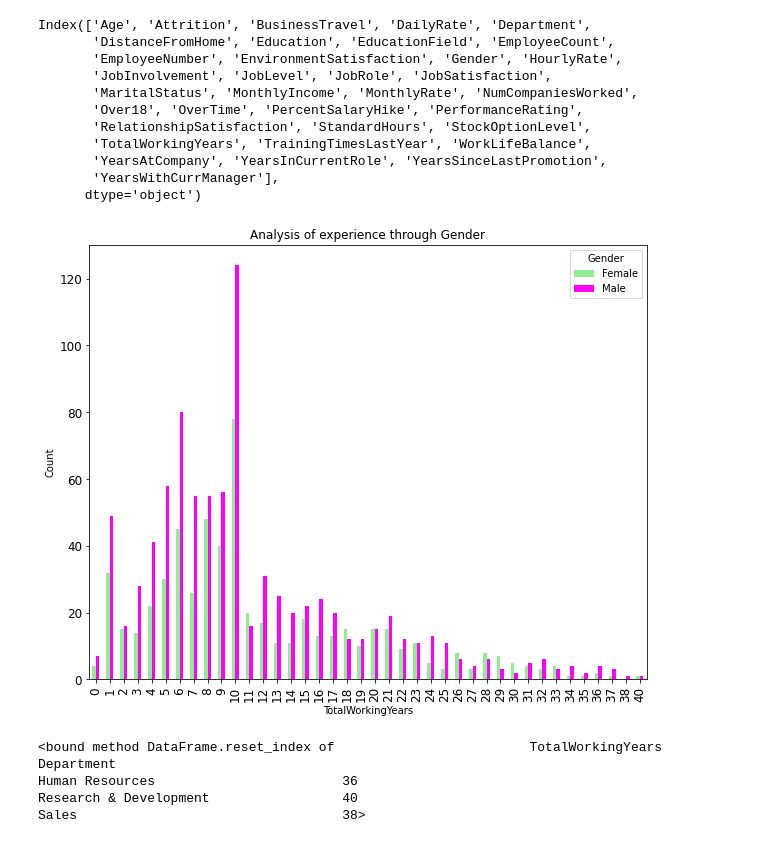
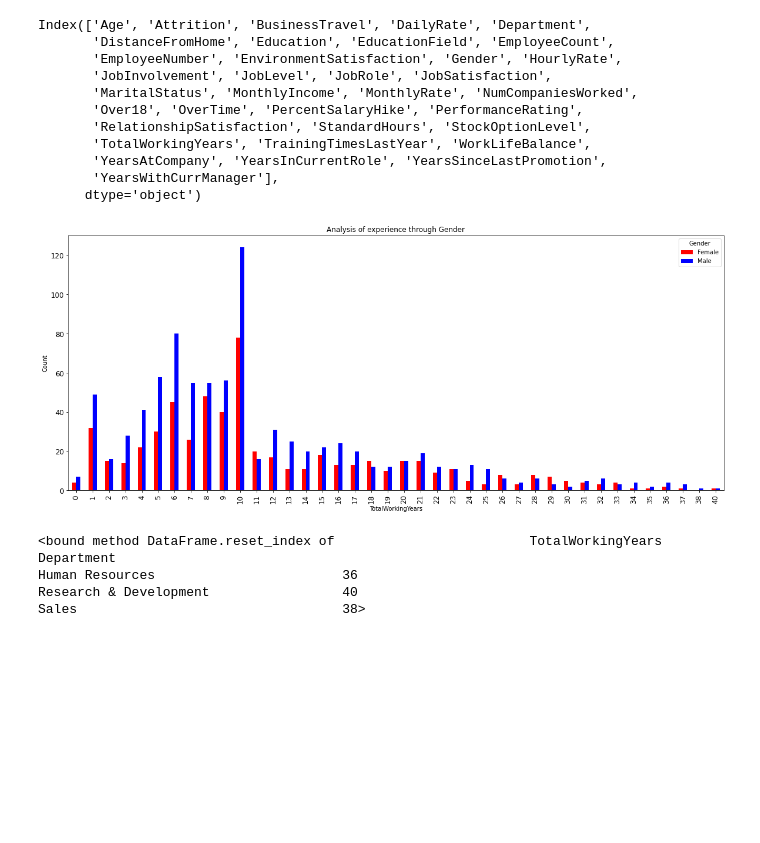
Before and after one commit to Shambhurajdesai/Data-analysis, a Jupyter notebook: Employee_Attrition.ipynb, the cells around one changed output. Drawn from its saved outputs; the diff is of its cells as text; code cells hidden in the pictures; blank space fills up the shorter version.

```diff
--- a/Employee_Attrition.ipynb
+++ b/Employee_Attrition.ipynb
@@ -393,13 +393,13 @@ Index(['Age', 'Attrition', 'BusinessTravel', 'DailyRate', 'Department',
       dtype='object')
 # %%
 yearly_arrival_of_guests = df.groupby(['TotalWorkingYears','Gender'])['Gender'].count().unstack()
-yearly_arrival_of_guests.plot(kind='bar',color = ['lightgreen','magenta'],figsize=(10,8),fontsize = 12)
+yearly_arrival_of_guests.plot(kind='bar',color = ['red','blue'],figsize=(20,8),fontsize = 12)
 plt.title('Analysis of experience through Gender')
 plt.xlabel('TotalWorkingYears')
 plt.ylabel('Count')
 plt.show()
 # %% [output]
-[figure, old version]
+[figure, new version]
 # %%
 max_working_years = df.groupby(['Department']).agg({'TotalWorkingYears':max}).reset_index
 max_working_years
```
Also changed, not shown: parts of 5 cells of this notebook.
